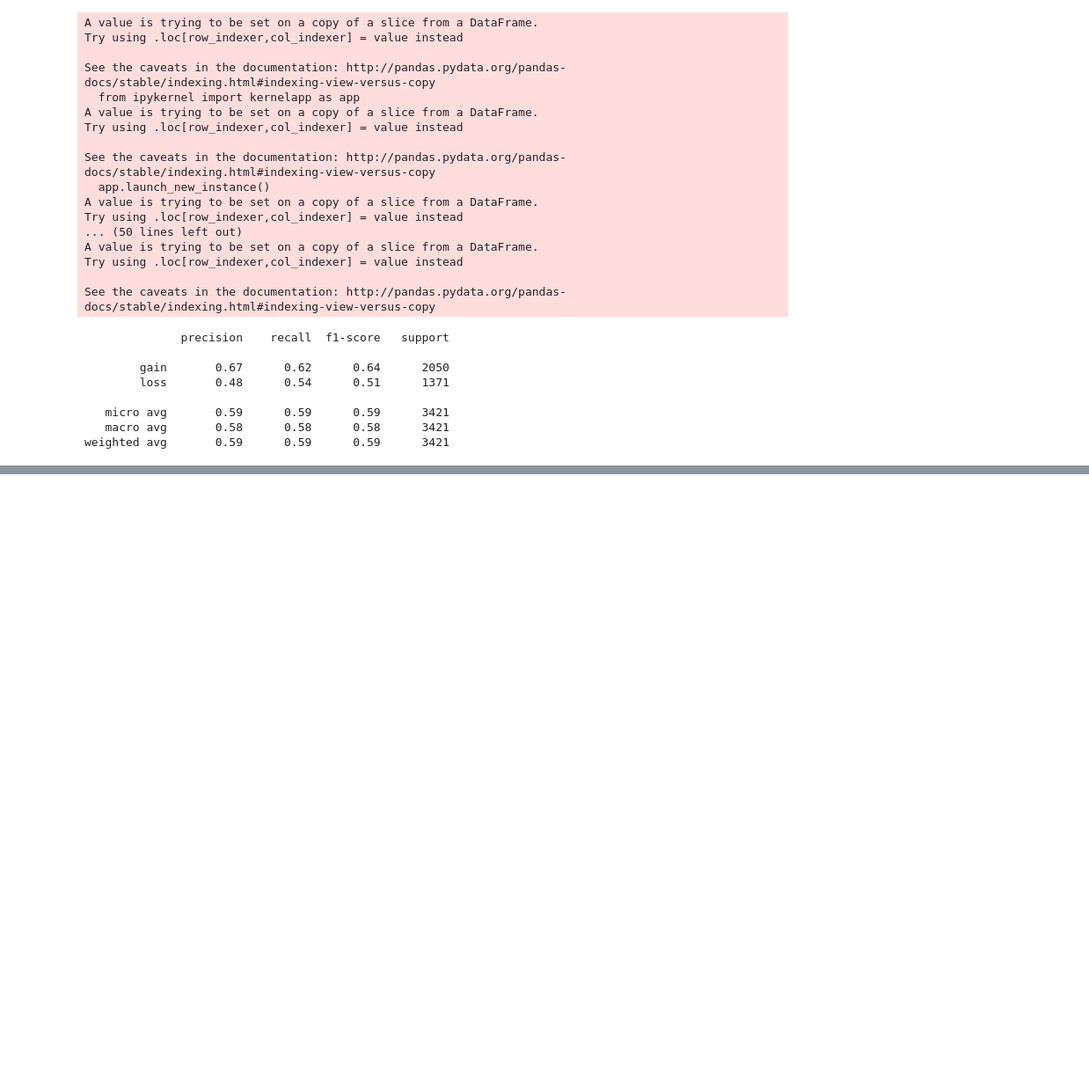
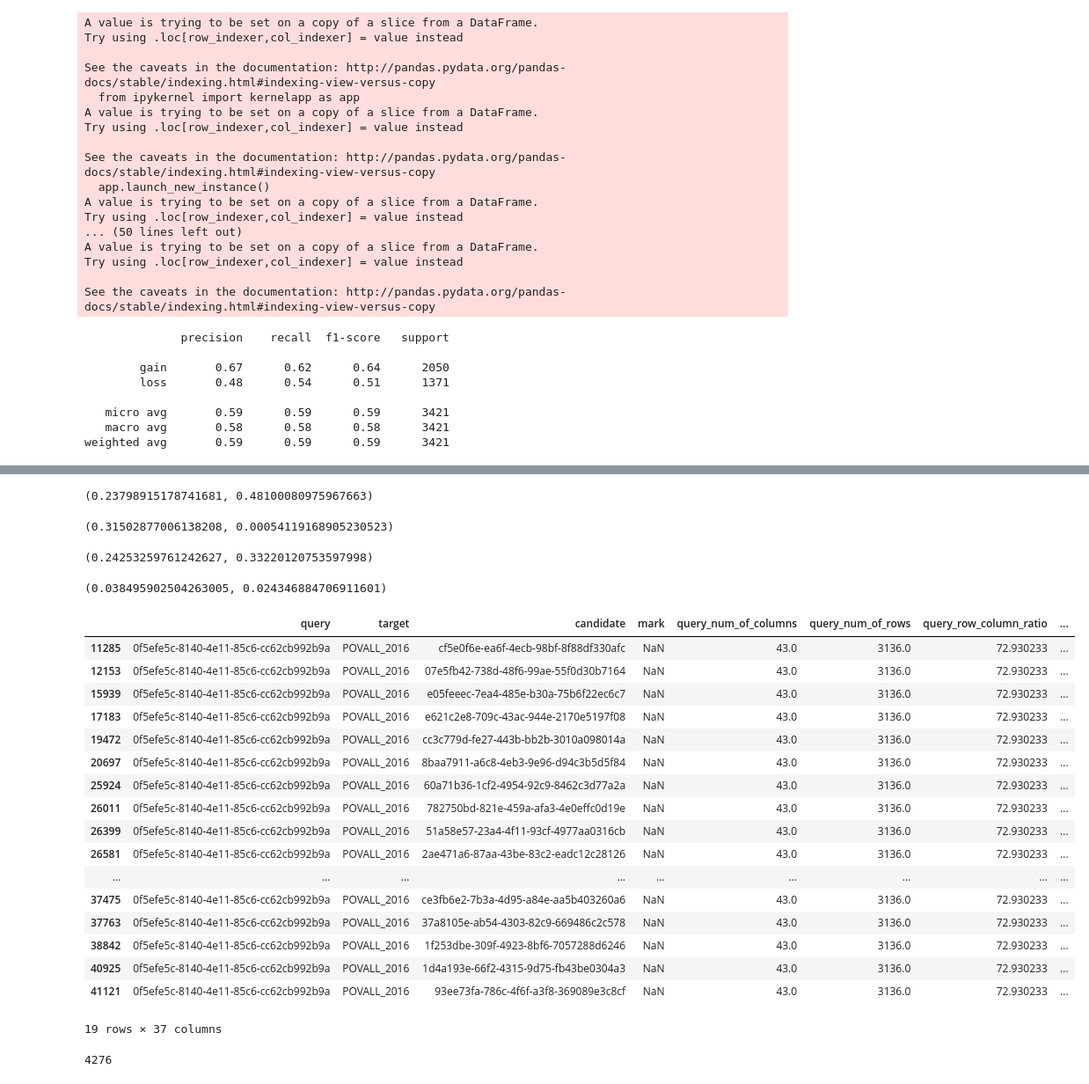
Before and after one commit to VIDA-NYU/prida, a Jupyter notebook: improvement-prediction/classification/Pearson Classifier.ipynb, the cells around one changed output, grey strips where cells are left out. Shown at 88% size. Drawn from its saved outputs; the diff is of its cells as text; code cells hidden in the pictures; blank space fills up the shorter version.

```diff
--- a/improvement-prediction/classification/Pearson Classifier.ipynb
+++ b/improvement-prediction/classification/Pearson Classifier.ipynb
@@ -837,0 +1400,17 @@ weighted avg       0.59      0.59      0.59      3421
+# %%
+print(pearsonr(tmp_poverty_pred_proba[:,0], tmp_poverty['gain_in_r2_score']))
+# %% [output]
+(0.23798915178741681, 0.48100080975967663)
+# %%
+print(pearsonr(tmp_college_pred_proba[:,0], tmp_college['gain_in_r2_score']))
+# %% [output]
+(0.31502877006138208, 0.00054119168905230523)
+# %%
+print(pearsonr(tmp_taxi_pred_proba[:,0], tmp_taxi['gain_in_r2_score']))
+# %% [output]
+(0.24253259761242627, 0.33220120753597998)
+# %%
+tmp_openml_test_pred_proba = rf.predict_proba(tmp_openml_test[ALL_FEATURES])
+print(pearsonr(tmp_openml_test_pred_proba[:,0], tmp_openml_test['gain_in_r2_score']))
+# %% [output]
+(0.038495902504263005, 0.024346884706911601)
@@ -837,0 +1421,25 @@ weighted avg       0.59      0.59      0.59      3421
+# %%
+poverty.loc[poverty['containment_fraction'] >= 0.1]
+# %% [output]
+|  | query | target | candidate | mark | query_num_of_columns | query_num_of_rows | query_row_column_ratio | ... |
+| 11285 | 0f5efe5c-8140-4e11-85c6-cc62cb992b9a | POVALL_2016 | cf5e0f6e-ea6f-4ecb-98bf-8f88df330afc | NaN | 43.0 | 3136.0 | 72.930233 | ... |
+| 12153 | 0f5efe5c-8140-4e11-85c6-cc62cb992b9a | POVALL_2016 | 07e5fb42-738d-48f6-99ae-55f0d30b7164 | NaN | 43.0 | 3136.0 | 72.930233 | ... |
+| 15939 | 0f5efe5c-8140-4e11-85c6-cc62cb992b9a | POVALL_2016 | e05feeec-7ea4-485e-b30a-75b6f22ec6c7 | NaN | 43.0 | 3136.0 | 72.930233 | ... |
+| 17183 | 0f5efe5c-8140-4e11-85c6-cc62cb992b9a | POVALL_2016 | e621c2e8-709c-43ac-944e-2170e5197f08 | NaN | 43.0 | 3136.0 | 72.930233 | ... |
+| 19472 | 0f5efe5c-8140-4e11-85c6-cc62cb992b9a | POVALL_2016 | cc3c779d-fe27-443b-bb2b-3010a098014a | NaN | 43.0 | 3136.0 | 72.930233 | ... |
+| 20697 | 0f5efe5c-8140-4e11-85c6-cc62cb992b9a | POVALL_2016 | 8baa7911-a6c8-4eb3-9e96-d94c3b5d5f84 | NaN | 43.0 | 3136.0 | 72.930233 | ... |
+| 25924 | 0f5efe5c-8140-4e11-85c6-cc62cb992b9a | POVALL_2016 | 60a71b36-1cf2-4954-92c9-8462c3d77a2a | NaN | 43.0 | 3136.0 | 72.930233 | ... |
+| 26011 | 0f5efe5c-8140-4e11-85c6-cc62cb992b9a | POVALL_2016 | 782750bd-821e-459a-afa3-4e0effc0d19e | NaN | 43.0 | 3136.0 | 72.930233 | ... |
+| 26399 | 0f5efe5c-8140-4e11-85c6-cc62cb992b9a | POVALL_2016 | 51a58e57-23a4-4f11-93cf-4977aa0316cb | NaN | 43.0 | 3136.0 | 72.930233 | ... |
+| 26581 | 0f5efe5c-8140-4e11-85c6-cc62cb992b9a | POVALL_2016 | 2ae471a6-87aa-43be-83c2-eadc12c28126 | NaN | 43.0 | 3136.0 | 72.930233 | ... |
+| ... | ... | ... | ... | ... | ... | ... | ... | ... |
+| 37475 | 0f5efe5c-8140-4e11-85c6-cc62cb992b9a | POVALL_2016 | ce3fb6e2-7b3a-4d95-a84e-aa5b403260a6 | NaN | 43.0 | 3136.0 | 72.930233 | ... |
+| 37763 | 0f5efe5c-8140-4e11-85c6-cc62cb992b9a | POVALL_2016 | 37a8105e-ab54-4303-82c9-669486c2c578 | NaN | 43.0 | 3136.0 | 72.930233 | ... |
+| 38842 | 0f5efe5c-8140-4e11-85c6-cc62cb992b9a | POVALL_2016 | 1f253dbe-309f-4923-8bf6-7057288d6246 | NaN | 43.0 | 3136.0 | 72.930233 | ... |
+| 40925 | 0f5efe5c-8140-4e11-85c6-cc62cb992b9a | POVALL_2016 | 1d4a193e-66f2-4315-9d75-fb43be0304a3 | NaN | 43.0 | 3136.0 | 72.930233 | ... |
+| 41121 | 0f5efe5c-8140-4e11-85c6-cc62cb992b9a | POVALL_2016 | 93ee73fa-786c-4f6f-a3f8-369089e3c8cf | NaN | 43.0 | 3136.0 | 72.930233 | ... |
+19 rows × 37 columns
+# %%
+len(set(openml_test['candidate']))
+# %% [output]
+4276
```
Also changed, not shown: parts of 46 cells of this notebook, 3 other files.
